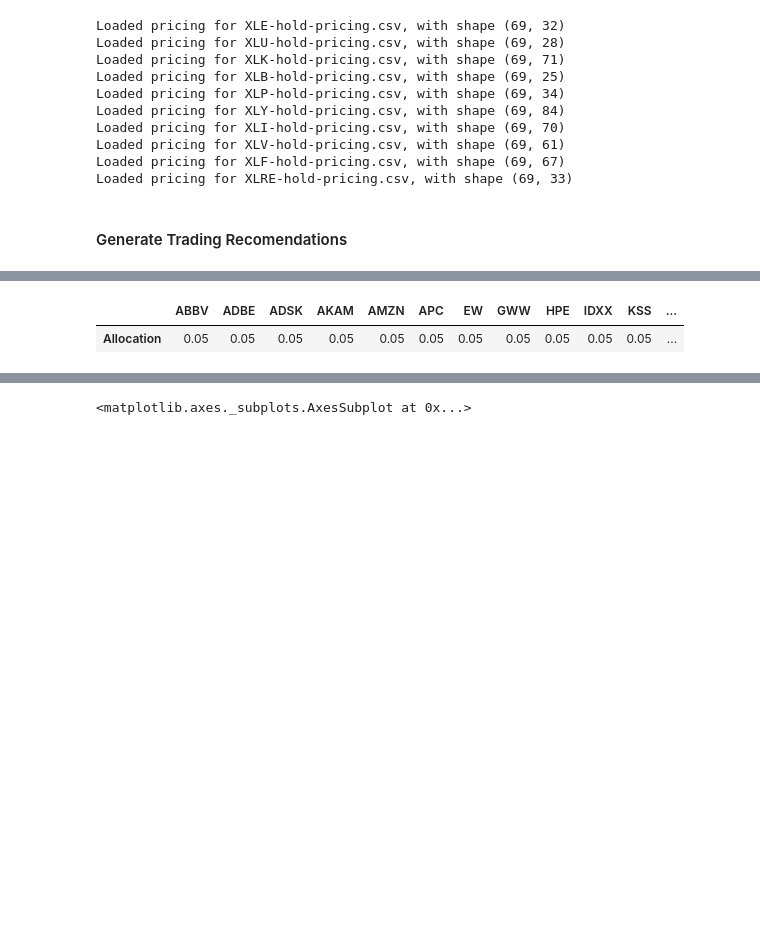
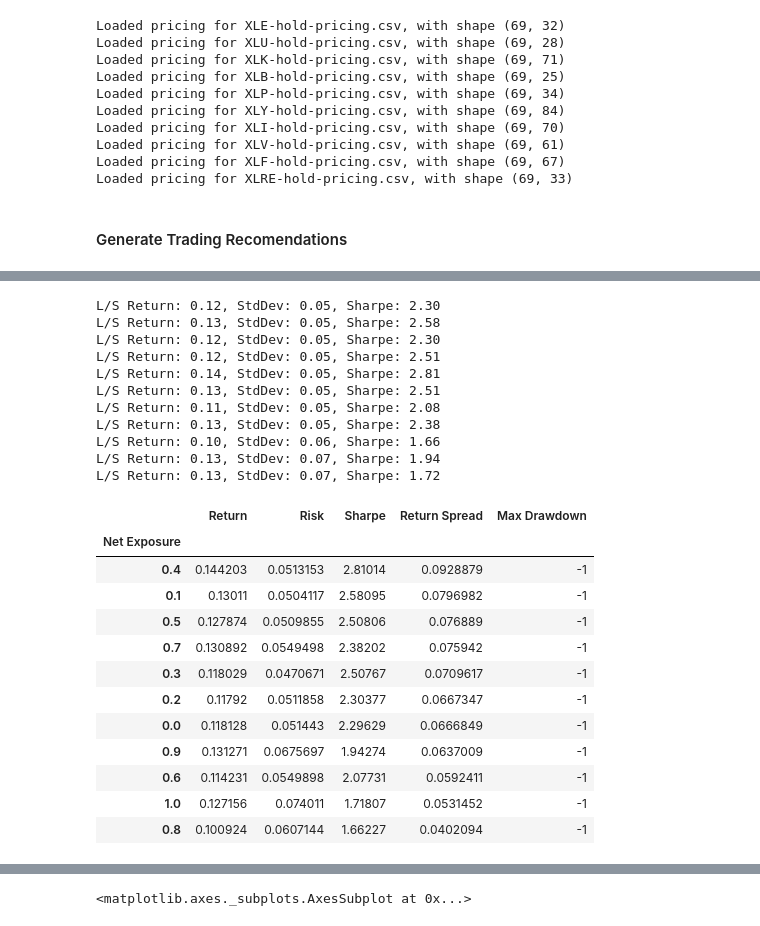
Before and after one commit to veigaco/quantum, a Jupyter notebook: algo_staging-short.ipynb, the cells around one changed output, grey strips where cells are left out. Drawn from its saved outputs; the diff is of its cells as text; code cells hidden in the pictures; blank space fills up the shorter version.

```diff
--- a/algo_staging-short.ipynb
+++ b/algo_staging-short.ipynb
@@ -140,9 +202,54 @@ Gamma: 0.03, SR Ratio 2.79, Lookback: 60, Max Weight: 0.05
+# %%
+# sensitividad clave: cual es net exposure optimo que maximiza retorno y minimizar el riesgo
+# pendiente correr con pesos limitantes mas grandes
+# pendiente implementar calculo de drawndown para un time series (dentro portfolio metrics)
+# pendiente hacer los mismo para bechmark y ensenar differencias
+
+log = False
+net_exposures = np.arange(0.0, 1.01, 0.1)
+cols = ['Return', 'Risk', 'Sharpe', 'Return Spread', 'Max Drawdown']
+perf_metrics = pd.DataFrame([], index=net_exposures, columns=cols)
+perf_metrics.index.name = 'Net Exposure'
+for ne in net_exposures:
+    min_gross = ne
+    hist_allocs = get_hist_allocs(rebal_frequency, consol_px, g_samples, min_len, pos_filter)
+    returns, allocs = align_ret_allocs(hist_allocs, consol_px)
+    indexed_time_series = calc_port_performance(returns, allocs).to_frame()
+    indexed_time_series.columns = ['Quantum']
+    ret, risk, sr = portfolio_metrics('L/S', indexed_time_series)
+    perf_metrics.loc[ne] = [ret, risk, sr, ret - risk, -1]
+perf_metrics = perf_metrics.sort_values(by='Return Spread', ascending=False)
+perf_metrics
+# %% [output]
+L/S Return: 0.12, StdDev: 0.05, Sharpe: 2.30
+L/S Return: 0.13, StdDev: 0.05, Sharpe: 2.58
+L/S Return: 0.12, StdDev: 0.05, Sharpe: 2.30
+L/S Return: 0.12, StdDev: 0.05, Sharpe: 2.51
+L/S Return: 0.14, StdDev: 0.05, Sharpe: 2.81
+L/S Return: 0.13, StdDev: 0.05, Sharpe: 2.51
+L/S Return: 0.11, StdDev: 0.05, Sharpe: 2.08
+L/S Return: 0.13, StdDev: 0.05, Sharpe: 2.38
+L/S Return: 0.10, StdDev: 0.06, Sharpe: 1.66
+L/S Return: 0.13, StdDev: 0.07, Sharpe: 1.94
+L/S Return: 0.13, StdDev: 0.07, Sharpe: 1.72
+|  | Return | Risk | Sharpe | Return Spread | Max Drawdown |
+| Net Exposure |  |  |  |  |  |
+| 0.4 | 0.144203 | 0.0513153 | 2.81014 | 0.0928879 | -1 |
+| 0.1 | 0.13011 | 0.0504117 | 2.58095 | 0.0796982 | -1 |
+| 0.5 | 0.127874 | 0.0509855 | 2.50806 | 0.076889 | -1 |
+| 0.7 | 0.130892 | 0.0549498 | 2.38202 | 0.075942 | -1 |
+| 0.3 | 0.118029 | 0.0470671 | 2.50767 | 0.0709617 | -1 |
+| 0.2 | 0.11792 | 0.0511858 | 2.30377 | 0.0667347 | -1 |
+| 0.0 | 0.118128 | 0.051443 | 2.29629 | 0.0666849 | -1 |
+| 0.9 | 0.131271 | 0.0675697 | 1.94274 | 0.0637009 | -1 |
+| 0.6 | 0.114231 | 0.0549898 | 2.07731 | 0.0592411 | -1 |
+| 1.0 | 0.127156 | 0.074011 | 1.71807 | 0.0531452 | -1 |
+| 0.8 | 0.100924 | 0.0607144 | 1.66227 | 0.0402094 | -1 |
 # %%
-# LONG-ONLY # portfolio optimization
-px_portion, returns, alloc, pdf = recommend_allocs(
-    consol_px, hist_window, lb, as_of, min_gross, max_gross, min_w, max_w, gamma_val)
-rec = last_allocation(alloc, 0.01)
-rec.T
+# run portfolio with best net exposure
+min_gross = perf_metrics.index[0] # updates with best net exposure
+px_portion, returns, alloc, pdf = ls_recommend_allocs(
+        consol_px, lb, min_gross, max_gross, min_w, max_w, gamma_val)
+rec = last_allocation(alloc, min_w)
+recommend = filter_ls(rec, pos_filter)
+tickers = recommend.index.tolist()
-# %% [output]
-|  | ABBV | ADBE | ADSK | AKAM | AMZN | APC | EW | GWW | HPE | IDXX | KSS | ... |
-| Allocation | 0.05 | 0.05 | 0.05 | 0.05 | 0.05 | 0.05 | 0.05 | 0.05 | 0.05 | 0.05 | 0.05 | ... |
```
Also changed, not shown: parts of 26 cells of this notebook, 1 other file.
